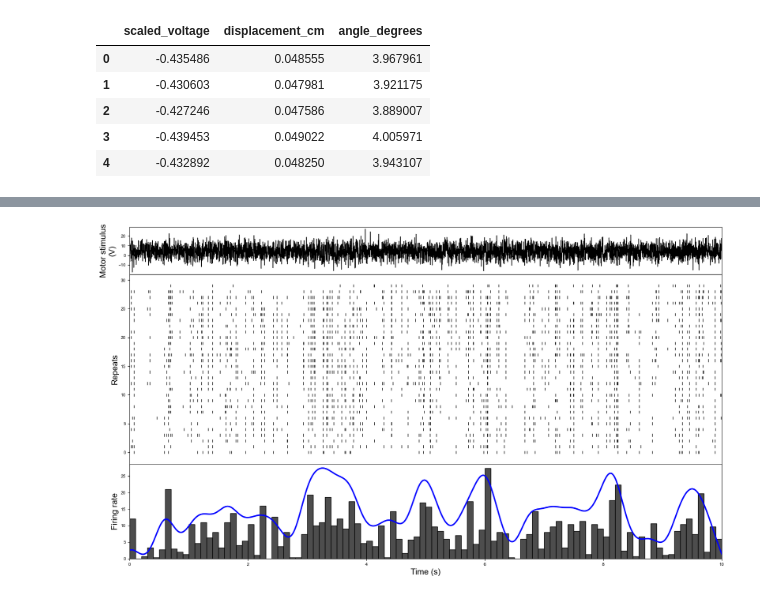
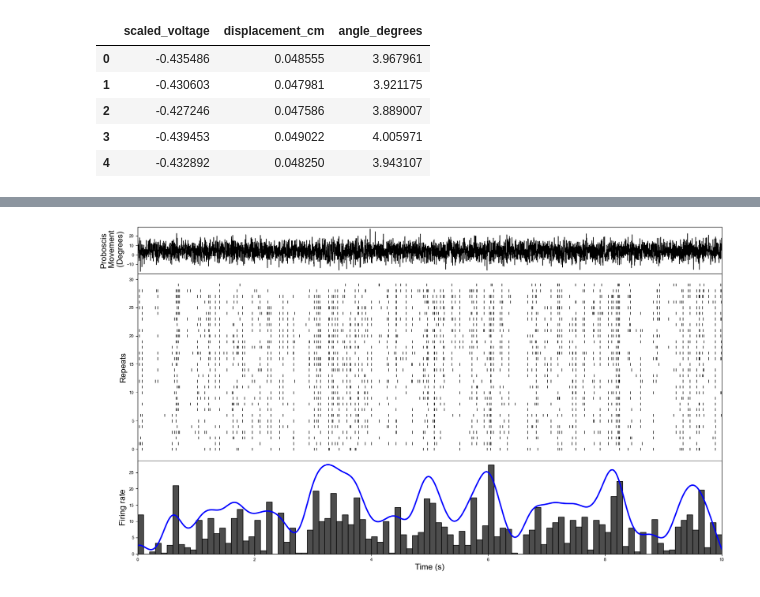
Before and after one commit to MeghnaAnand5/PiliferEphysAnalysis, a Jupyter notebook: 2_CreateRaster.ipynb, the cells around one changed output, grey strips where cells are left out. Saved outputs shown, nothing was run; the diff lists cells and outputs as text; code cells hidden in the pictures.

```diff
--- a/2_CreateRaster.ipynb
+++ b/2_CreateRaster.ipynb
@@ -197,31 +195,31 @@ full_data_df.to_csv(save_path, index=False
 # %%
 #make subplot with shared x axis here for figure
 #adjust fig ratio as wanted for paper
 
 k = 'unit_2'
 
 fig, (ax_stim, ax_raster, ax_psth) = plt.subplots(3, 1, figsize=(20, 10), sharex=True, gridspec_kw={'height_ratios': [0.5, 2, 1], 'hspace': 0})
 
 ax_stim.plot(np.arange(0, len(WhiteNoise)) * 1/Fs, WhiteNoise, color='black', linewidth=1)
-ax_stim.set_ylabel('Proboscis Movement\n(Degrees)', fontsize=15)
+ax_stim.set_ylabel('Proboscis\n Movement\n (Degrees)', fontsize=15)
 ax_stim.spines['bottom'].set_visible(False)
 ax_raster.eventplot(all_Units_aligned[k], linelengths=0.5, lineoffsets=1, linewidth=1, color='black')
 ax_raster.set_ylabel('Repeats', fontsize=15)
 ax_raster.spines['bottom'].set_visible(False)
 ax_psth.bar(edges[:-1], psth, width=bin_size, align='edge', edgecolor='black', color='0.3')
 ax_psth.set_ylabel('Firing rate', fontsize=15)
 ax_psth.set_xlabel('Time (s)', fontsize=15)
 ax_psth2 = ax_psth.twinx()
 ax_psth2.plot(x_grid, density, color='blue', linewidth=2.5)
 ax_psth2.set_yticks([])
 
 ax_stim.margins(x=0)
 ax_raster.margins(x=0)
 ax_psth.margins(x=0)
 
 plt.subplots_adjust(left=0.15, top=0.95)
 
 #plt.savefig(f'/Users/meghnaanand/Desktop/{name}_{k}_combined.pdf', bbox_inches='tight')
-#plt.show()
+plt.show()
 # %% [output]
-[figure, old version]
+[figure, new version]
```
Also changed, not shown: parts of 2 cells of this notebook.
